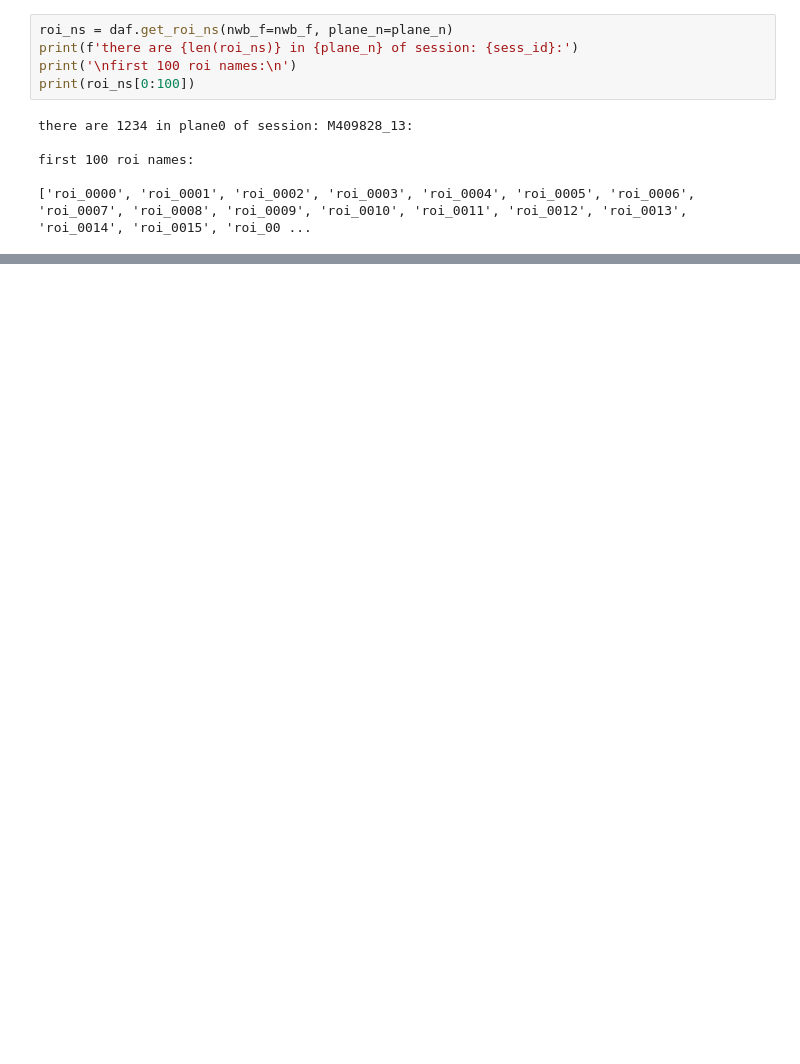
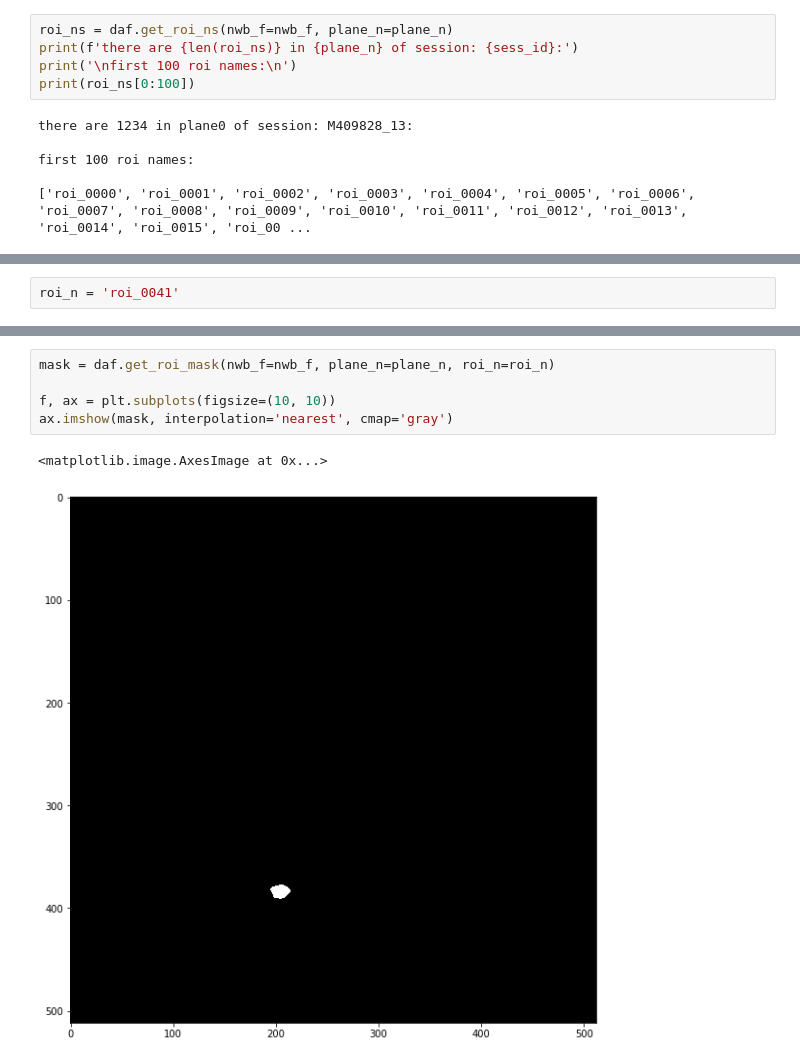
Before and after one commit to AllenInstitute/v1dd_physiology, a Jupyter notebook: v1dd_physiology/example_notebooks/2022-06-27-data-fetching.ipynb, the cells around one changed output, grey strips where cells are left out. Drawn from its saved outputs; the diff is of its cells as text; blank space fills up the shorter version.

```diff
--- a/v1dd_physiology/example_notebooks/2022-06-27-data-fetching.ipynb
+++ b/v1dd_physiology/example_notebooks/2022-06-27-data-fetching.ipynb
@@ -124,2 +144,4 @@ pika roi ids of first 100 rois:
 
 ['795018590_0000', '795018590_0001', '795018590_0002', '795018590_0003', '795018590_0004', '795018590_0005', '795018590_0006', '795018590_0007', '795018590_0008', '795018590_0009', '795018590_0010', ' ...
+# %%
+roi_n = 'roi_0041'
@@ -125,0 +156,8 @@ pika roi ids of first 100 rois:
+# %%
+mask = daf.get_roi_mask(nwb_f=nwb_f, plane_n=plane_n, roi_n=roi_n)
+
+f, ax = plt.subplots(figsize=(10, 10))
+ax.imshow(mask, interpolation='nearest', cmap='gray')
+# %% [output]
+<matplotlib.image.AxesImage at 0x...>
+[figure, added]
```
Also changed, not shown: parts of 6 cells of this notebook, 1 other file.
